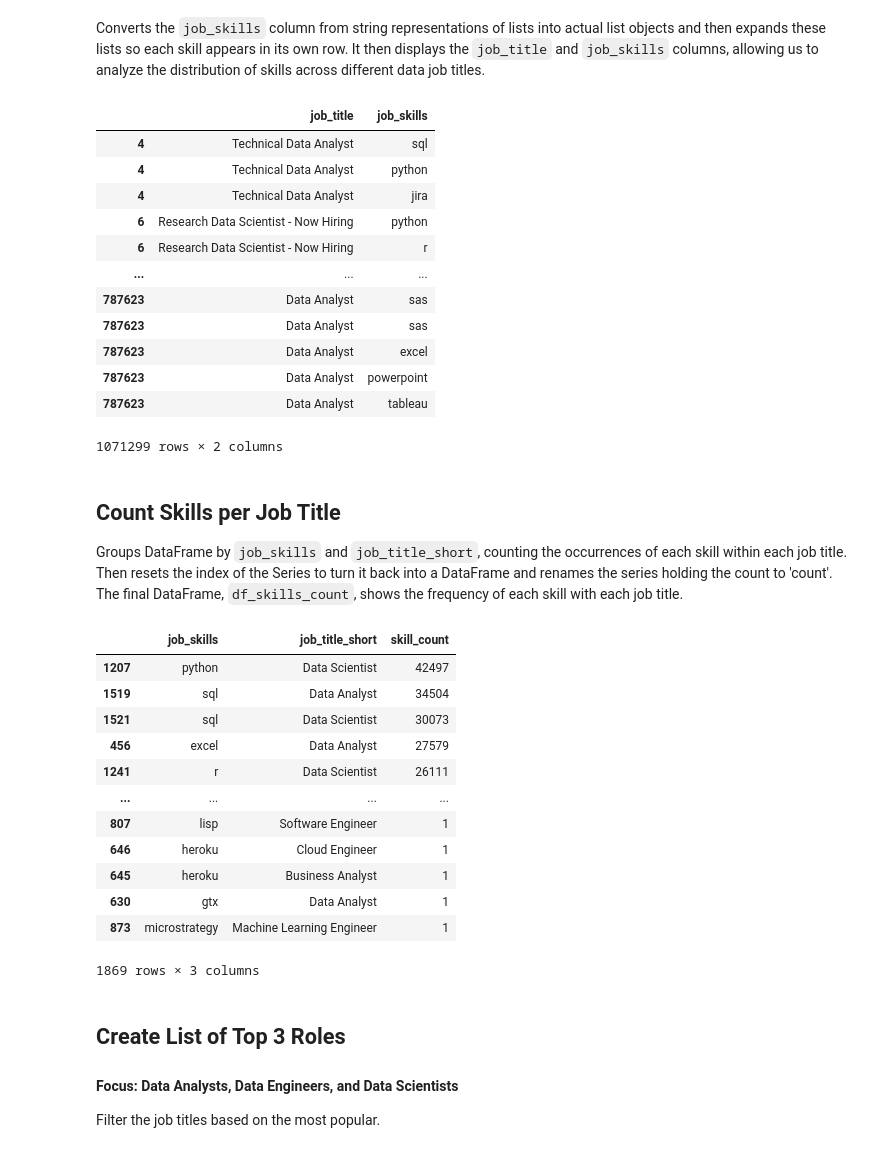
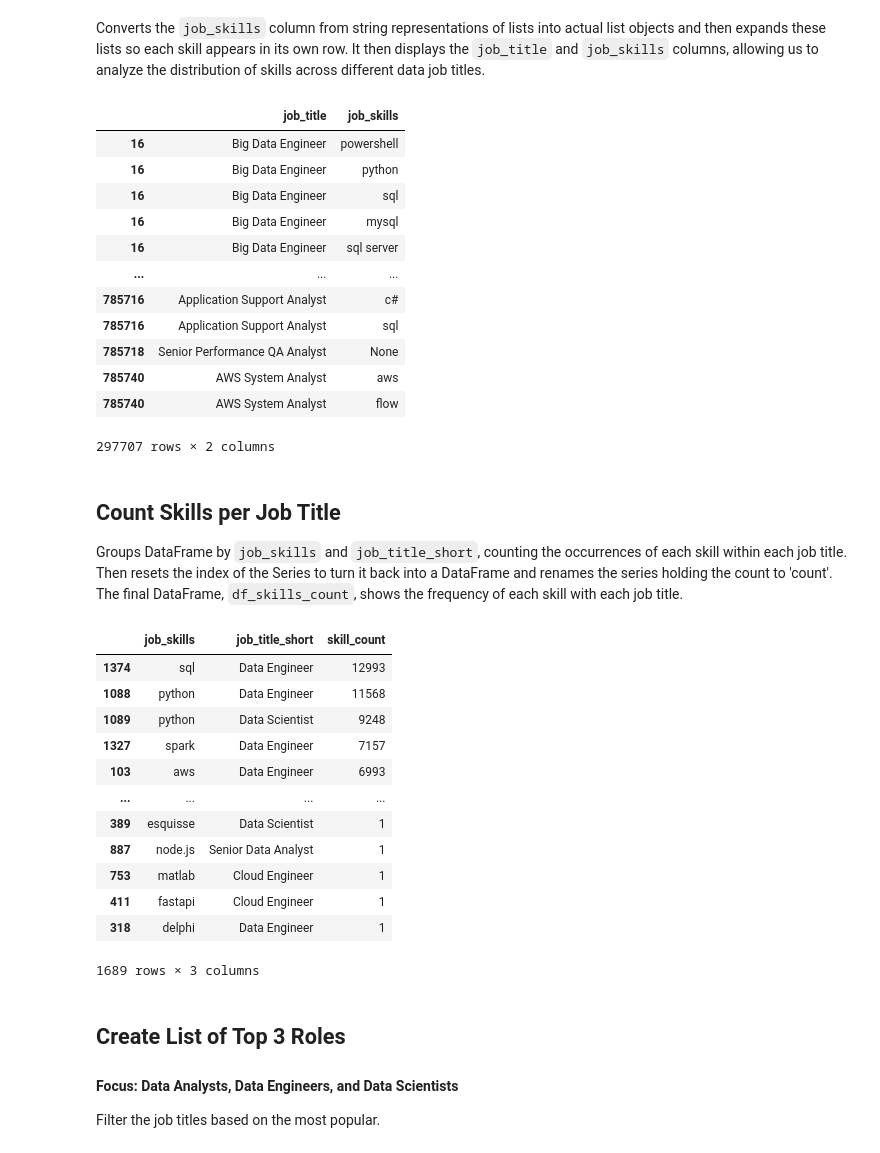
Before and after one commit to parthgupta1510/Python_Data-_project, a Jupyter notebook: 3_Project/2_Skill_Demand.ipynb, the cells around one changed output. Saved outputs shown, nothing was run; the diff lists cells and outputs as text; code cells hidden in the pictures.

```diff
--- a/3_Project/2_Skill_Demand.ipynb
+++ b/3_Project/2_Skill_Demand.ipynb
@@ -35,29 +32,29 @@ df['job_skills'] = df['job_skills'].apply(lambda x: ast.literal_eval(x) if pd.no
 
 Filter the data for the market of the United States.
 # %%
-df_US = df[df['job_country'] == 'United States']
+df_india = df[df['job_country'] == 'India']
 # %% [markdown]
 ## Explode Skills
 # %% [markdown]
 Converts the `job_skills` column from string representations of lists into actual list objects and then expands these lists so each skill appears in its own row. It then displays the `job_title` and `job_skills` columns, allowing us to analyze the distribution of skills across different data job titles.
 # %%
-df_skills = df_US.explode('job_skills')
+df_skills = df_india.explode('job_skills')
 
 df_skills[['job_title', 'job_skills']]
 # %% [output]
 |  | job_title | job_skills |
-| 4 | Technical Data Analyst | sql |
-| 4 | Technical Data Analyst | python |
-| 4 | Technical Data Analyst | jira |
-| 6 | Research Data Scientist - Now Hiring | python |
-| 6 | Research Data Scientist - Now Hiring | r |
+| 16 | Big Data Engineer | powershell |
+| 16 | Big Data Engineer | python |
+| 16 | Big Data Engineer | sql |
+| 16 | Big Data Engineer | mysql |
+| 16 | Big Data Engineer | sql server |
 | ... | ... | ... |
-| 787623 | Data Analyst | sas |
-| 787623 | Data Analyst | sas |
-| 787623 | Data Analyst | excel |
-| 787623 | Data Analyst | powerpoint |
-| 787623 | Data Analyst | tableau |
+| 785716 | Application Support Analyst | c# |
+| 785716 | Application Support Analyst | sql |
+| 785718 | Senior Performance QA Analyst | None |
+| 785740 | AWS System Analyst | aws |
+| 785740 | AWS System Analyst | flow |
-1071299 rows × 2 columns
+297707 rows × 2 columns
 # %% [markdown]
 ## Count Skills per Job Title
 
@@ -75,18 +72,18 @@ df_skills_count.sort_values(by='skill_count', ascending=False, inplace=True)
 df_skills_count
 # %% [output]
 |  | job_skills | job_title_short | skill_count |
-| 1207 | python | Data Scientist | 42497 |
-| 1519 | sql | Data Analyst | 34504 |
-| 1521 | sql | Data Scientist | 30073 |
-| 456 | excel | Data Analyst | 27579 |
-| 1241 | r | Data Scientist | 26111 |
+| 1374 | sql | Data Engineer | 12993 |
+| 1088 | python | Data Engineer | 11568 |
+| 1089 | python | Data Scientist | 9248 |
+| 1327 | spark | Data Engineer | 7157 |
+| 103 | aws | Data Engineer | 6993 |
 | ... | ... | ... | ... |
-| 807 | lisp | Software Engineer | 1 |
-| 646 | heroku | Cloud Engineer | 1 |
-| 645 | heroku | Business Analyst | 1 |
-| 630 | gtx | Data Analyst | 1 |
-| 873 | microstrategy | Machine Learning Engineer | 1 |
+| 389 | esquisse | Data Scientist | 1 |
+| 887 | node.js | Senior Data Analyst | 1 |
+| 753 | matlab | Cloud Engineer | 1 |
+| 411 | fastapi | Cloud Engineer | 1 |
+| 318 | delphi | Data Engineer | 1 |
-1869 rows × 3 columns
+1689 rows × 3 columns
 # %% [markdown]
 ## Create List of Top 3 Roles
 
```
Also changed, not shown: parts of 6 cells of this notebook, 14 other files.
